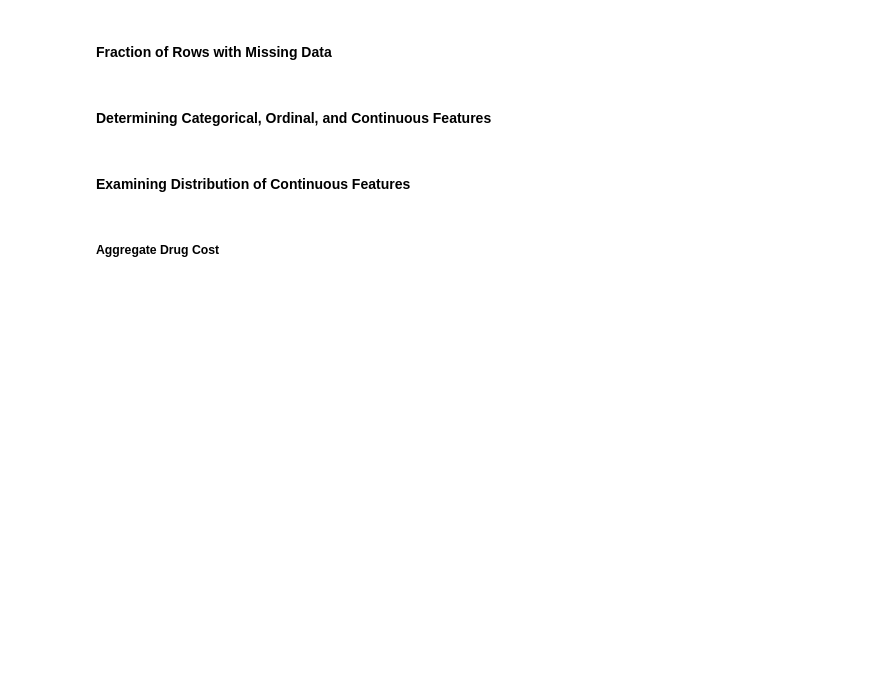
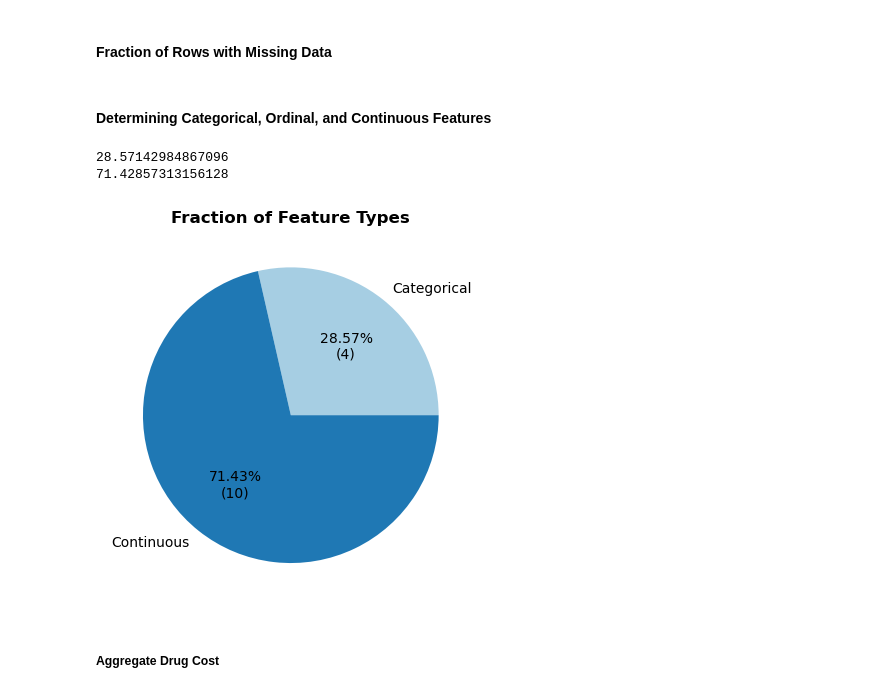
Before and after one commit to fabulenc/CMS-Medicare-Provider-Specialty-ML-Project, a Jupyter notebook: src/DATA1030 Project.ipynb, the cells around one changed output. Drawn from its saved outputs; the diff is of its cells as text; code cells hidden in the pictures; blank space fills up the shorter version.

```diff
--- a/src/DATA1030 Project.ipynb
+++ b/src/DATA1030 Project.ipynb
@@ -273,8 +337,7 @@ print(df2.dtypes)
 # %%
 target = ['Prscrbr_Type']
 
-categorical_ftrs = ['Prscrbr_NPI',
-                    'Prscrbr_City',
+categorical_ftrs = ['Prscrbr_City',
                     'Prscrbr_State_Abrvtn',
                     'Brnd_Name',
                     'Gnrc_Name']
@@ -291,8 +354,28 @@ std_ftrs = ['Tot_Clms',
             'GE65_Tot_Drug_Cst',
             'GE65_Tot_Day_Suply',
             'GE65_Tot_Benes']
+
+labelType = ["Categorical", "Continuous"]
-# %% [markdown]
-#### Examining Distribution of Continuous Features
+# %%
+categoricalLen = len(categorical_ftrs)
+continuousLen = len(std_ftrs)
+Len = [categoricalLen, continuousLen]
+colors = sns.color_palette("Paired", 9)
+
+def my_fmt(x):
+    print(x)
+    return '{:.2f}%\n({:.0f})'.format(x, x*sum(Len)/100)
+
+
+plt.pie(Len, labels = labelType, colors = colors, autopct=my_fmt)
+plt.title("Fraction of Feature Types",fontweight='bold')
+plt.savefig('Figure 20 - Fraction of Feature Types.png', dpi=1200,bbox_inches="tight")
+
+plt.show()
+# %% [output]
+28.57142984867096
+71.42857313156128
+[figure, added]
 # %% [markdown]
 ##### Aggregate Drug Cost
 # %%
```
Also changed, not shown: parts of 81 cells of this notebook, 25 other files.
